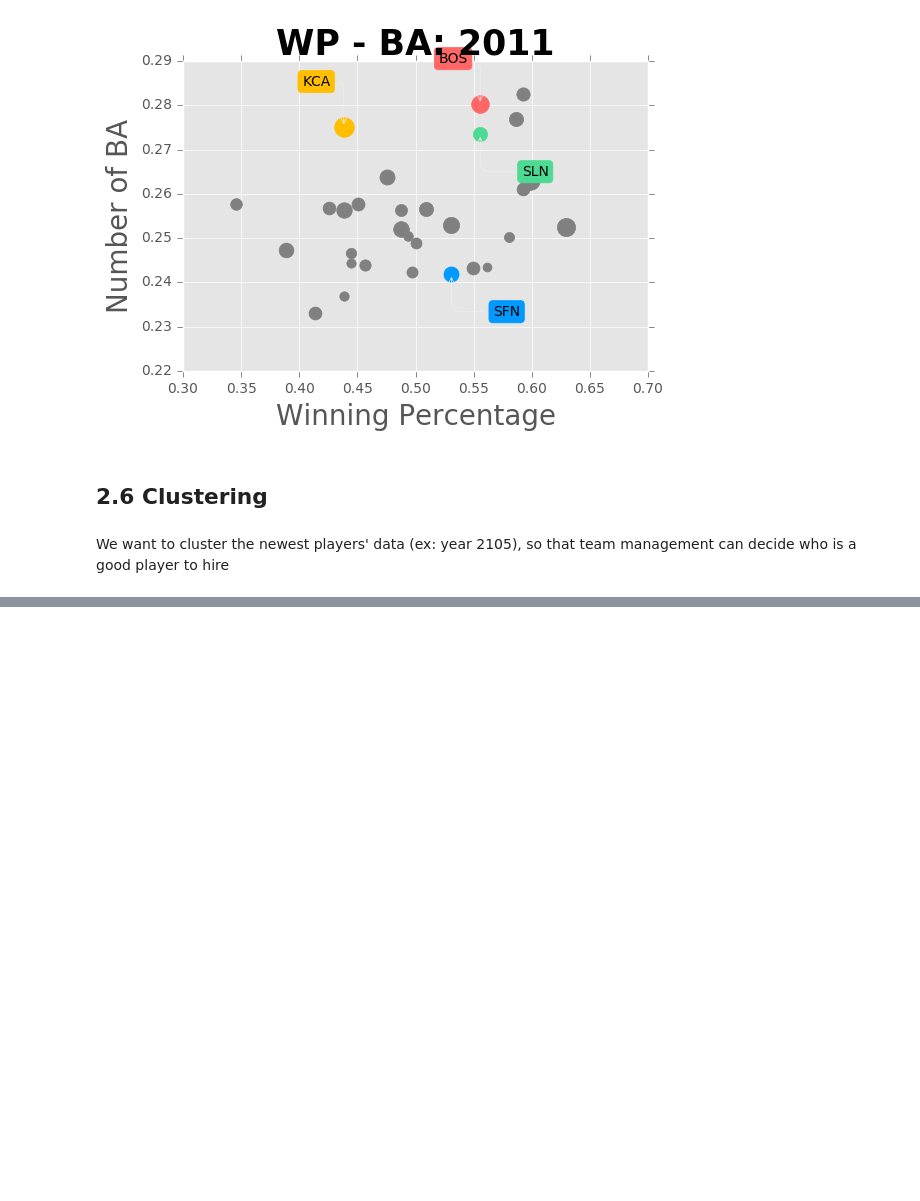
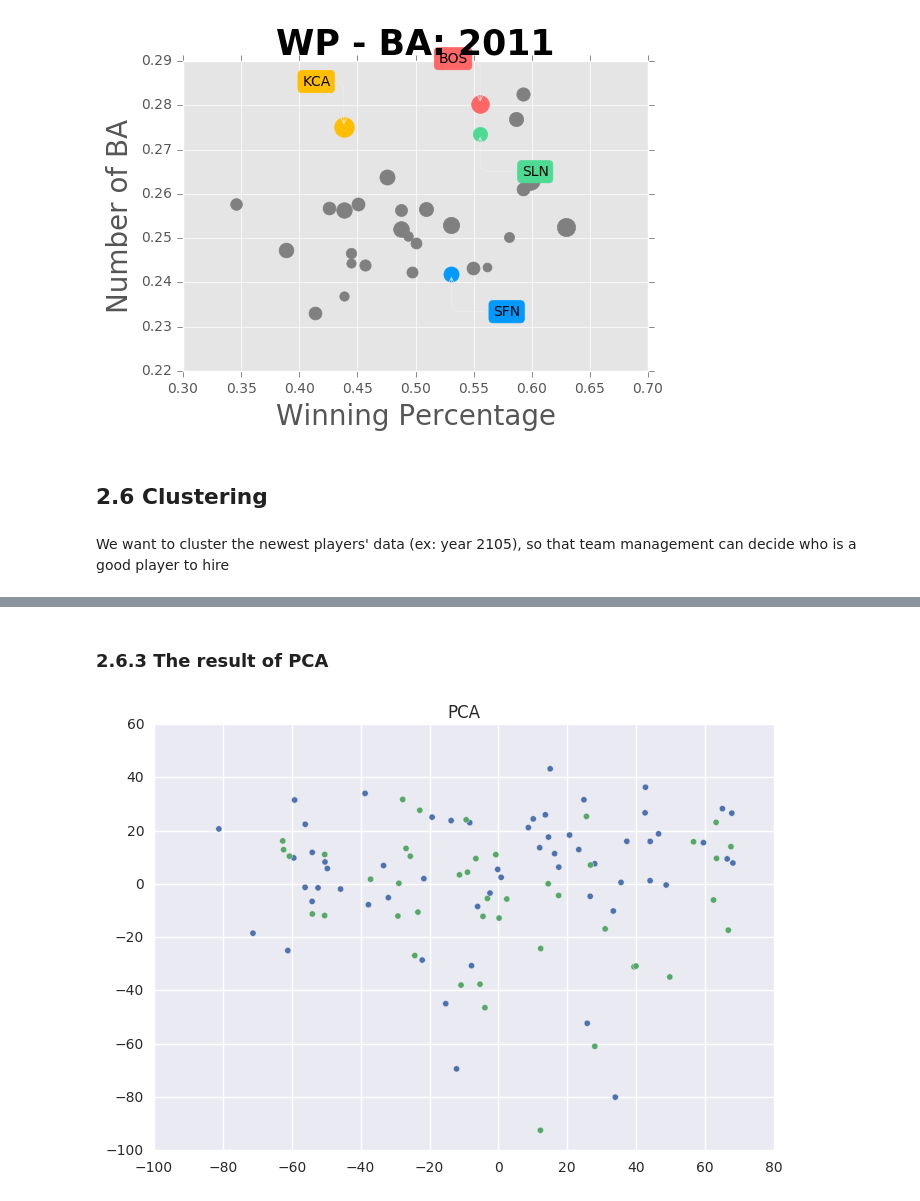
Before and after one commit to JeffWang0501/VALabProject2016, a Jupyter notebook: index.ipynb, the cells around one changed output, grey strips where cells are left out. Drawn from its saved outputs; the diff is of its cells as text; code cells hidden in the pictures; blank space fills up the shorter version.

```diff
--- a/index.ipynb
+++ b/index.ipynb
@@ -540,0 +577,15 @@ kmeancluster(Pitching,'ERA','WHIP',4)
+# %% [markdown]
+### 2.6.3 The result of PCA
+# %%
+from sklearn import decomposition
+
+pca = decomposition.PCA(n_components=4)
+pca_pos = pca.fit(batting_data).transform(batting_data)
+colors = sns.color_palette()
+
+plt.scatter(pca_pos[:, 0], pca_pos[:, 1], s=20, c=[colors[i] for i in target])
+plt.title('PCA')
+
+plt.show()
+# %% [output]
+[figure, added]
```
Also changed, not shown: parts of 10 cells of this notebook.
